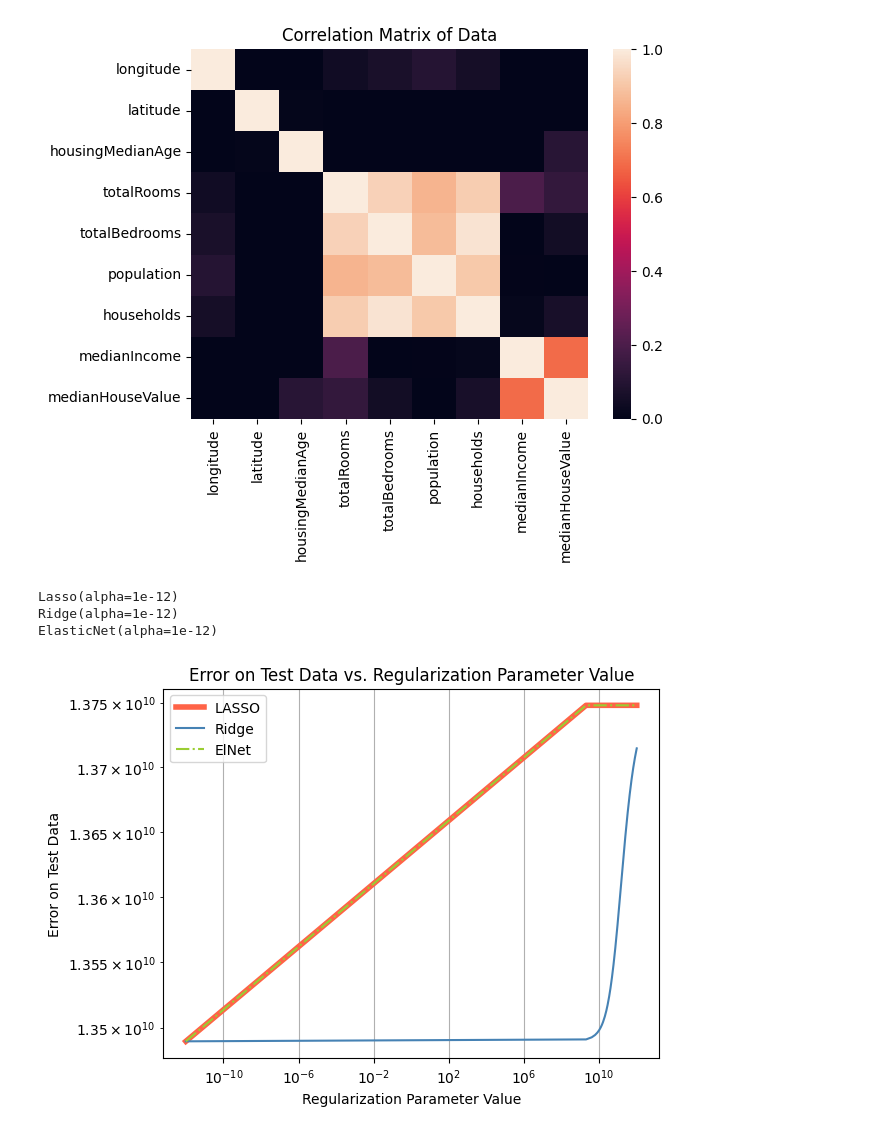
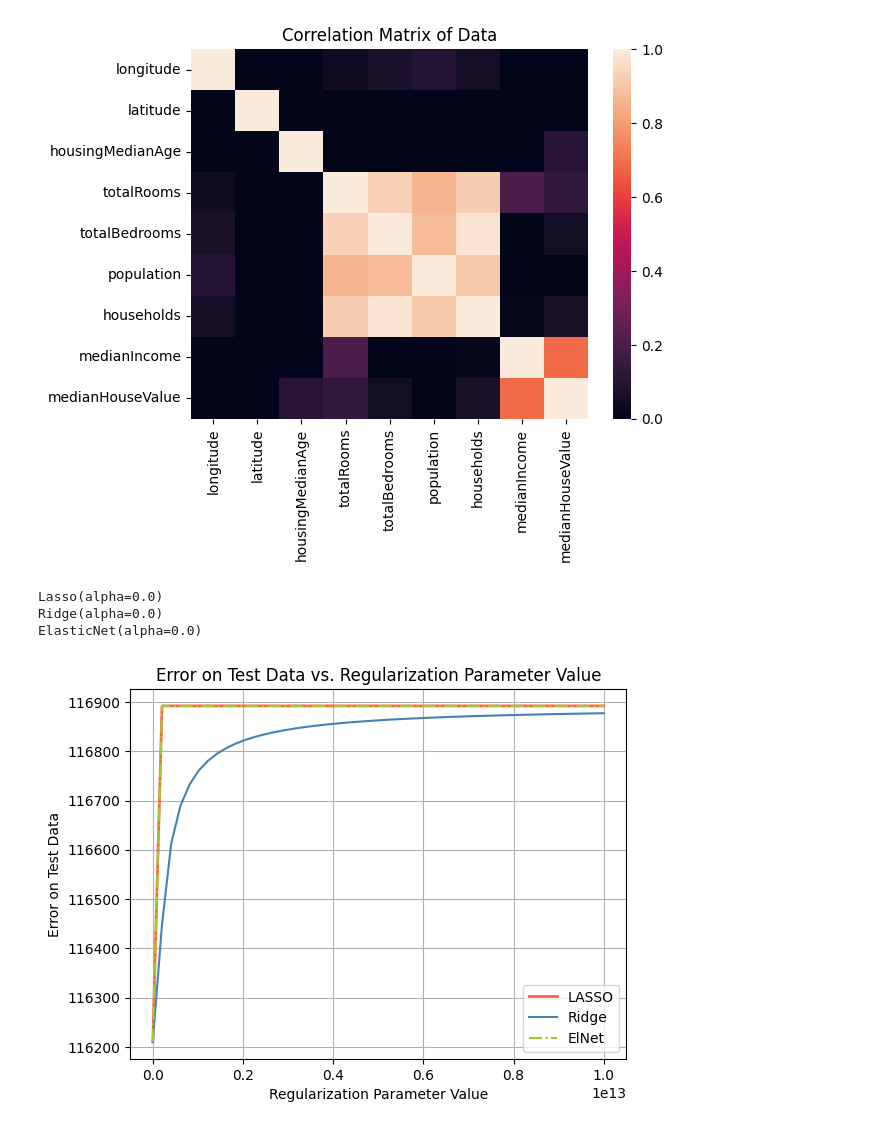
Before and after one commit to adriang1003/AM170B, a Jupyter notebook: HW/HW3/Homework 3 Solutions.ipynb, the cells around one changed output. Cells and saved outputs as stored; diff of their text form; code cells hidden in the pictures.

```diff
--- a/HW/HW3/Homework 3 Solutions.ipynb
+++ b/HW/HW3/Homework 3 Solutions.ipynb
@@ -220,76 +220,46 @@ warnings.filterwarnings('ignore')
 # Isolate data
 X = data.loc[:,'totalRooms'].values.reshape(-1, 1)
 Y = data.loc[:,'medianHouseValue'].values.reshape(-1, 1)
-# Split the data into training/testing sets
-X_train, X_test, Y_train, Y_test = train_test_split(X, Y, test_size = 0.2)
 # Define the parameter we wish to optimize
-parameters = {'alpha':np.linspace(1e-12, 1e12)}
+parameters = {'alpha':np.linspace(0, 1e13)}
+# Define the models we wish to test
 Lasso = linear_model.Lasso()
 Ridge = linear_model.Ridge()
 ElNet = linear_model.ElasticNet()
 # Define the grid search that will use 5-fold cross validation
-Lasso_reg = GridSearchCV(Lasso, parameters, scoring = 'neg_mean_squared_error',cv = 5)
-Ridge_reg = GridSearchCV(Ridge, parameters, scoring = 'neg_mean_squared_error',cv = 5)
-ElNet_reg = GridSearchCV(ElNet, parameters, scoring = 'neg_mean_squared_error',cv = 5)
+Lasso_reg = GridSearchCV(Lasso, parameters, scoring = 'neg_root_mean_squared_error', cv = 5, return_train_score = True)
+Ridge_reg = GridSearchCV(Ridge, parameters, scoring = 'neg_root_mean_squared_error', cv = 5, return_train_score = True)
+ElNet_reg = GridSearchCV(ElNet, parameters, scoring = 'neg_root_mean_squared_error', cv = 5, return_train_score = True)
 # Fit the grid search
-Lasso_reg.fit(X_train,Y_train)
-Ridge_reg.fit(X_train,Y_train)
-ElNet_reg.fit(X_train,Y_train)
+Lasso_reg.fit(X,Y)
+Ridge_reg.fit(X,Y)
+ElNet_reg.fit(X,Y)
 # Best alpha parameter
 print(Lasso_reg.best_estimator_)
 print(Ridge_reg.best_estimator_)
 print(ElNet_reg.best_estimator_)
 # %% [output]
-Lasso(alpha=1e-12)
-Ridge(alpha=1e-12)
-ElasticNet(alpha=1e-12)
+Lasso(alpha=0.0)
+Ridge(alpha=0.0)
+ElasticNet(alpha=0.0)
 # %%
 # Finding regularization parameter value vs. error on test data
-alphas = np.linspace(1e-12, 1e12, 500)
-mse_l = []
-coef_l = []
-mse_r = []
-coef_r = []
-mse_ElN = []
-coef_ElN = []
-for a in alphas:
-    # LASSO
-    l = linear_model.Lasso(alpha = a)
-    l.fit(X_train, Y_train)
-    Y_pred_l = l.predict(X_test)
-    mean_l = mean_squared_error(Y_test, Y_pred_l)
-    mse_l.append(mean_l)
-    coef_l.append(l.coef_)
-    # Ridge
-    r = linear_model.Ridge(alpha = a)
-    r.fit(X_train, Y_train)
-    Y_pred_r = r.predict(X_test)
-    mean_r = mean_squared_error(Y_test, Y_pred_r)
-    mse_r.append(mean_r)
-    coef_r.append(l.coef_)
-    # Elastic Net
-    ElN = linear_model.ElasticNet(alpha = a)
-    ElN.fit(X_train, Y_train)
-    Y_pred_ElN = ElN.predict(X_test)
-    mean_ElN = mean_squared_error(Y_test, Y_pred_ElN)
-    mse_ElN.append(mean_ElN)
-    coef_ElN.append(l.coef_)
+Lasso_meanTest = abs(Lasso_reg.cv_results_['mean_test_score'])
+Ridge_meanTest = abs(Ridge_reg.cv_results_['mean_test_score'])
+ElNet_meanTest = abs(ElNet_reg.cv_results_['mean_test_score'])
 # %%
 # Plotting regularization parameter value vs. error on test data
-plt.figure()
-plt.plot(alphas, mse_l, linewidth = 4, color = 'tomato', label = 'LASSO')
-plt.plot(alphas, mse_r, color = 'steelblue', label = 'Ridge')
-plt.plot(alphas, mse_ElN, ls = '-.', color = 'yellowgreen', label = 'ElNet')
+plt.plot(parameters['alpha'], Lasso_meanTest, linewidth = 2, color = 'tomato', label = 'LASSO')
+plt.plot(parameters['alpha'], Ridge_meanTest, color = 'steelblue', label = 'Ridge')
+plt.plot(parameters['alpha'], ElNet_meanTest, ls = '-.', color = 'yellowgreen', label = 'ElNet')
 # Plot config
 plt.grid()
-plt.xscale('log')
-plt.yscale('log')
 plt.title('Error on Test Data vs. Regularization Parameter Value')
 plt.xlabel('Regularization Parameter Value')
 plt.ylabel('Error on Test Data')
 plt.legend()
 plt.show()
 # %% [output]
-[figure, old version]
+[figure, new version]
 # %%
 # Finding regularization parameter value vs. error on training data
```
Also changed, not shown: parts of 7 cells of this notebook.
